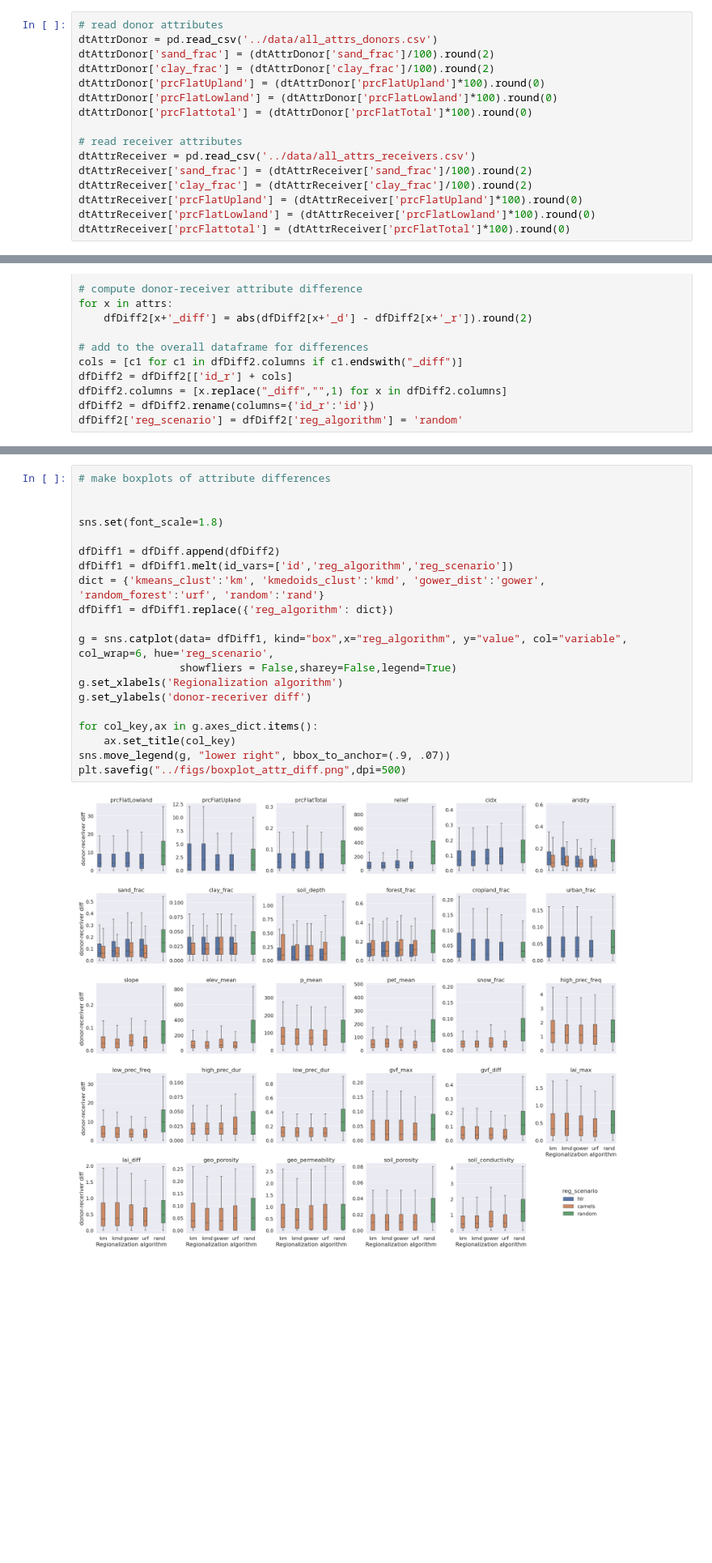
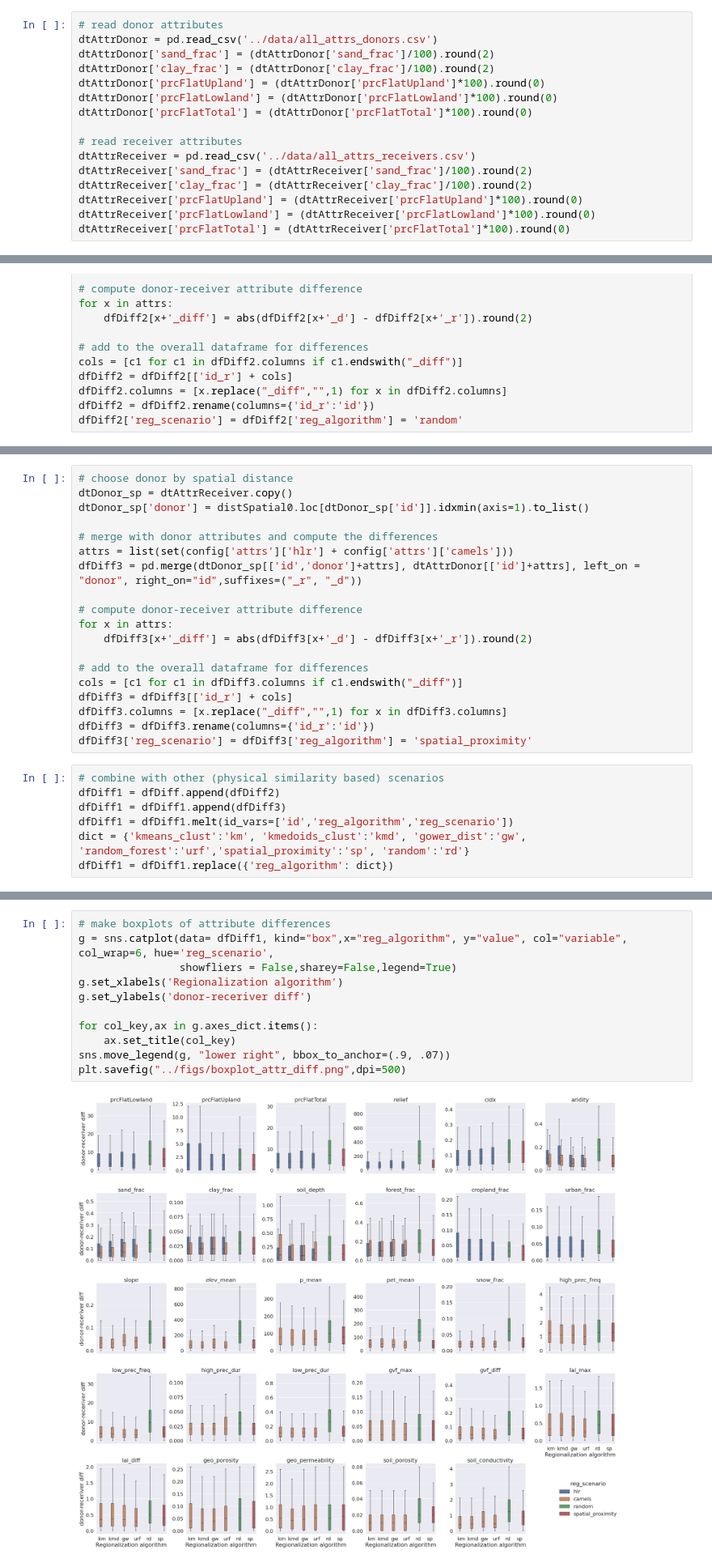
Before and after one commit to NOAA-OWP/NextGen_Regionalization, a Jupyter notebook: NWMv4/analysis/check_donor_receiver_attribute_difference.ipynb, the cells around one changed output, grey strips where cells are left out. Shown at 81% size. Saved outputs shown, nothing was run; the diff lists cells and outputs as text; blank space fills up the shorter version.

```diff
--- a/NWMv4/analysis/check_donor_receiver_attribute_difference.ipynb
+++ b/NWMv4/analysis/check_donor_receiver_attribute_difference.ipynb
@@ -29,7 +30,7 @@ dtAttrDonor['sand_frac'] = (dtAttrDonor['sand_frac']/100).round(2)
 dtAttrDonor['clay_frac'] = (dtAttrDonor['clay_frac']/100).round(2)
 dtAttrDonor['prcFlatUpland'] = (dtAttrDonor['prcFlatUpland']*100).round(0)
 dtAttrDonor['prcFlatLowland'] = (dtAttrDonor['prcFlatLowland']*100).round(0)
-dtAttrDonor['prcFlattotal'] = (dtAttrDonor['prcFlatTotal']*100).round(0)
+dtAttrDonor['prcFlatTotal'] = (dtAttrDonor['prcFlatTotal']*100).round(0)
 
 # read receiver attributes
 dtAttrReceiver = pd.read_csv('../data/all_attrs_receivers.csv')
@@ -37,7 +38,7 @@ dtAttrReceiver['sand_frac'] = (dtAttrReceiver['sand_frac']/100).round(2)
 dtAttrReceiver['clay_frac'] = (dtAttrReceiver['clay_frac']/100).round(2)
 dtAttrReceiver['prcFlatUpland'] = (dtAttrReceiver['prcFlatUpland']*100).round(0)
 dtAttrReceiver['prcFlatLowland'] = (dtAttrReceiver['prcFlatLowland']*100).round(0)
-dtAttrReceiver['prcFlattotal'] = (dtAttrReceiver['prcFlatTotal']*100).round(0)
+dtAttrReceiver['prcFlatTotal'] = (dtAttrReceiver['prcFlatTotal']*100).round(0)
 # %% [markdown]
 ## load donor-receiver pairing and compute attribute difference
 # %%
@@ -124 +127,27 @@ dfDiff2['reg_scenario'] = dfDiff2['reg_algorithm'] = 'random'
+# %%
+# choose donor by spatial distance
+dtDonor_sp = dtAttrReceiver.copy()
+dtDonor_sp['donor'] = distSpatial0.loc[dtDonor_sp['id']].idxmin(axis=1).to_list()
+
+# merge with donor attributes and compute the differences
+attrs = list(set(config['attrs']['hlr'] + config['attrs']['camels']))
+dfDiff3 = pd.merge(dtDonor_sp[['id','donor']+attrs], dtAttrDonor[['id']+attrs], left_on = "donor", right_on="id",suffixes=("_r", "_d"))
+
+# compute donor-receiver attribute difference
+for x in attrs:
+    dfDiff3[x+'_diff'] = abs(dfDiff3[x+'_d'] - dfDiff3[x+'_r']).round(2)
+
+# add to the overall dataframe for differences
+cols = [c1 for c1 in dfDiff3.columns if c1.endswith("_diff")]
+dfDiff3 = dfDiff3[['id_r'] + cols]
+dfDiff3.columns = [x.replace("_diff","",1) for x in dfDiff3.columns]
+dfDiff3 = dfDiff3.rename(columns={'id_r':'id'})
+dfDiff3['reg_scenario'] = dfDiff3['reg_algorithm'] = 'spatial_proximity'
+# %%
+# combine with other (physical similarity based) scenarios
+dfDiff1 = dfDiff.append(dfDiff2)
+dfDiff1 = dfDiff1.append(dfDiff3)
+dfDiff1 = dfDiff1.melt(id_vars=['id','reg_algorithm','reg_scenario'])
+dict = {'kmeans_clust':'km', 'kmedoids_clust':'kmd', 'gower_dist':'gw', 'random_forest':'urf','spatial_proximity':'sp', 'random':'rd'}
+dfDiff1 = dfDiff1.replace({'reg_algorithm': dict})
 # %% [markdown]
@@ -126,25 +155,16 @@ dfDiff2['reg_scenario'] = dfDiff2['reg_algorithm'] = 'random'
 # %%
 # make boxplots of attribute differences
-
-
-sns.set(font_scale=1.8)
-
-dfDiff1 = dfDiff.append(dfDiff2)
-dfDiff1 = dfDiff1.melt(id_vars=['id','reg_algorithm','reg_scenario'])
-dict = {'kmeans_clust':'km', 'kmedoids_clust':'kmd', 'gower_dist':'gower', 'random_forest':'urf', 'random':'rand'}
-dfDiff1 = dfDiff1.replace({'reg_algorithm': dict})
-
 g = sns.catplot(data= dfDiff1, kind="box",x="reg_algorithm", y="value", col="variable", col_wrap=6, hue='reg_scenario',
                 showfliers = False,sharey=False,legend=True)
 g.set_xlabels('Regionalization algorithm')
 g.set_ylabels('donor-receriver diff')
 
 for col_key,ax in g.axes_dict.items():
     ax.set_title(col_key)
 sns.move_legend(g, "lower right", bbox_to_anchor=(.9, .07))
 plt.savefig("../figs/boxplot_attr_diff.png",dpi=500)
 # %% [output]
-[figure, old version]
+[figure, new version]
 # %% [markdown]
 ## visualize attribute differences in spatial maps
 # %%
```
Also changed, not shown: parts of 10 cells of this notebook.
